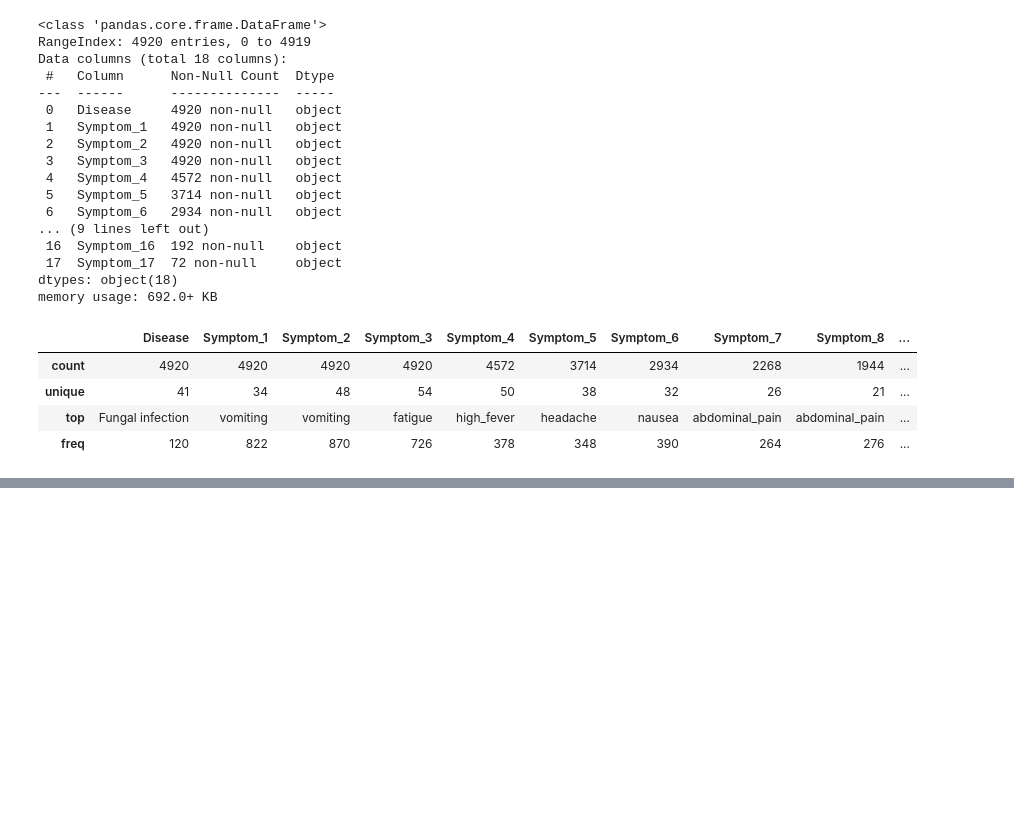
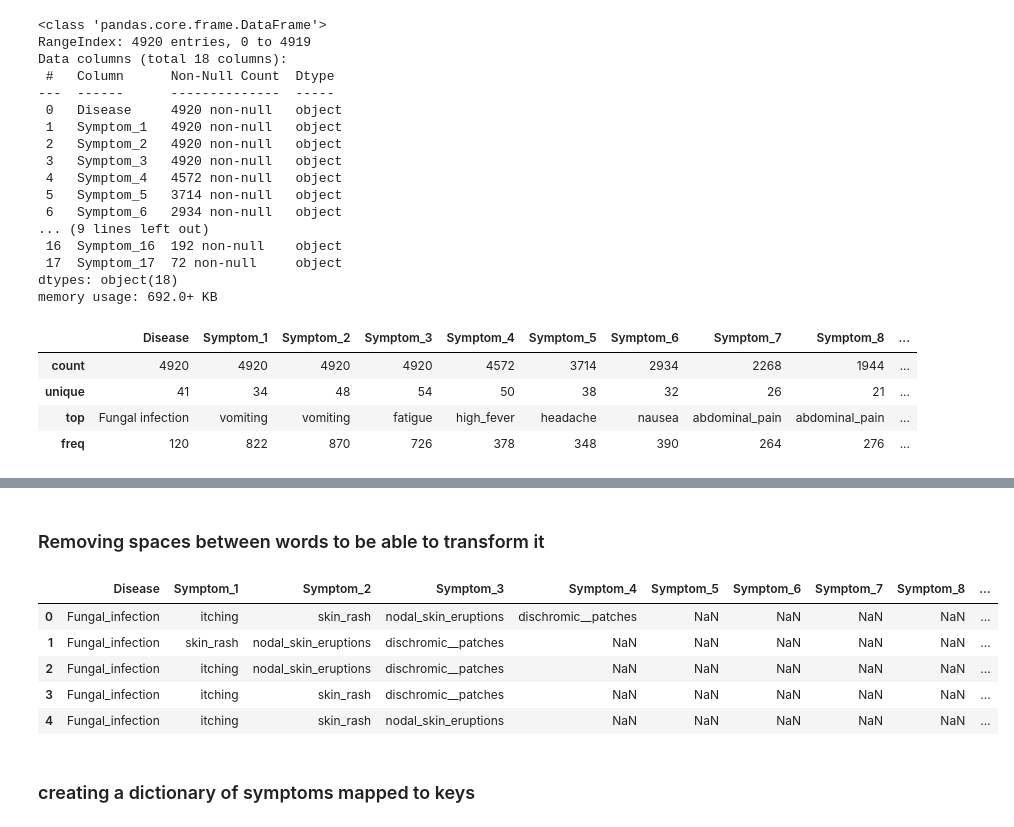
Before and after one commit to yousifelboukhary/Health_Hackthone_project, a Jupyter notebook: Classification Model.ipynb, the cells around one changed output, grey strips where cells are left out. Cells and saved outputs as stored; diff of their text form; code cells hidden in the pictures; blank space fills up the shorter version.

```diff
--- a/Classification Model.ipynb
+++ b/Classification Model.ipynb
@@ -111,0 +126,22 @@ for col
+# %% [markdown]
+### Removing spaces between words to be able to transform it
+# %%
+def remove_space_between_word(dataset):
+    for col in dataset.columns:
+        for i in range(len(dataset[col])):
+            if (type(dataset[col][i]) == str ):
+                dataset[col][i] = dataset[col][i].strip()
+                dataset[col][i] = dataset[col][i].replace(" ", "_")
+    return dataset
+# %%
+new_df = remove_space_between_word(dataset)
+new_df.head()
+# %% [output]
+|  | Disease | Symptom_1 | Symptom_2 | Symptom_3 | Symptom_4 | Symptom_5 | Symptom_6 | Symptom_7 | Symptom_8 | ... |
+| 0 | Fungal_infection | itching | skin_rash | nodal_skin_eruptions | dischromic__patches | NaN | NaN | NaN | NaN | ... |
+| 1 | Fungal_infection | skin_rash | nodal_skin_eruptions | dischromic__patches | NaN | NaN | NaN | NaN | NaN | ... |
+| 2 | Fungal_infection | itching | nodal_skin_eruptions | dischromic__patches | NaN | NaN | NaN | NaN | NaN | ... |
+| 3 | Fungal_infection | itching | skin_rash | dischromic__patches | NaN | NaN | NaN | NaN | NaN | ... |
+| 4 | Fungal_infection | itching | skin_rash | nodal_skin_eruptions | NaN | NaN | NaN | NaN | NaN | ... |
+# %% [markdown]
+### creating a dictionary of symptoms mapped to keys
```
Also changed, not shown: parts of 6 cells of this notebook.
